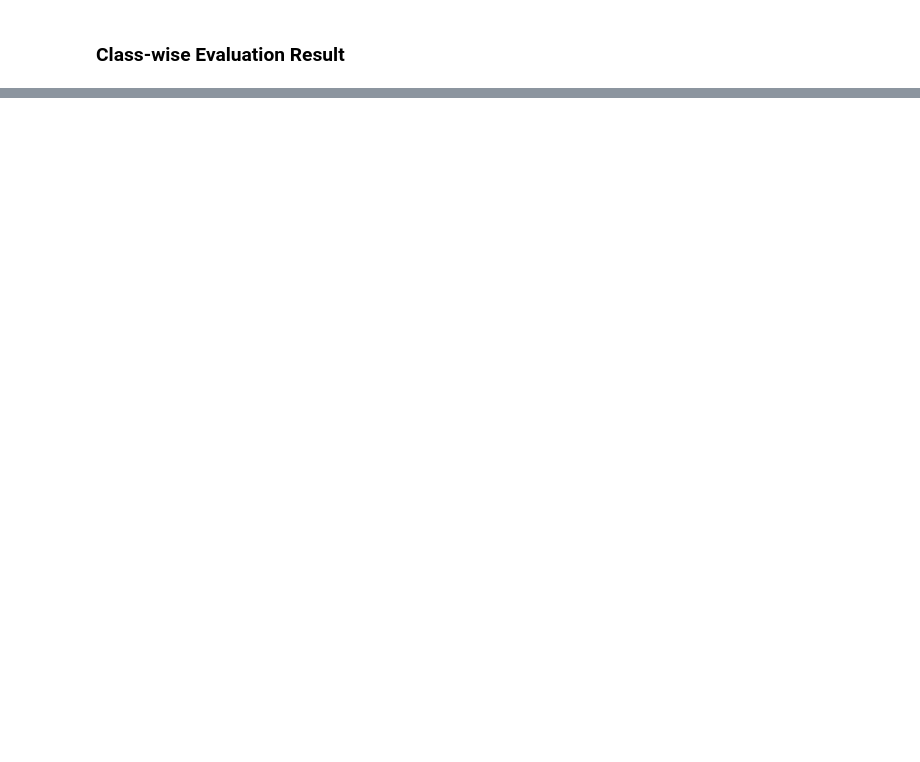
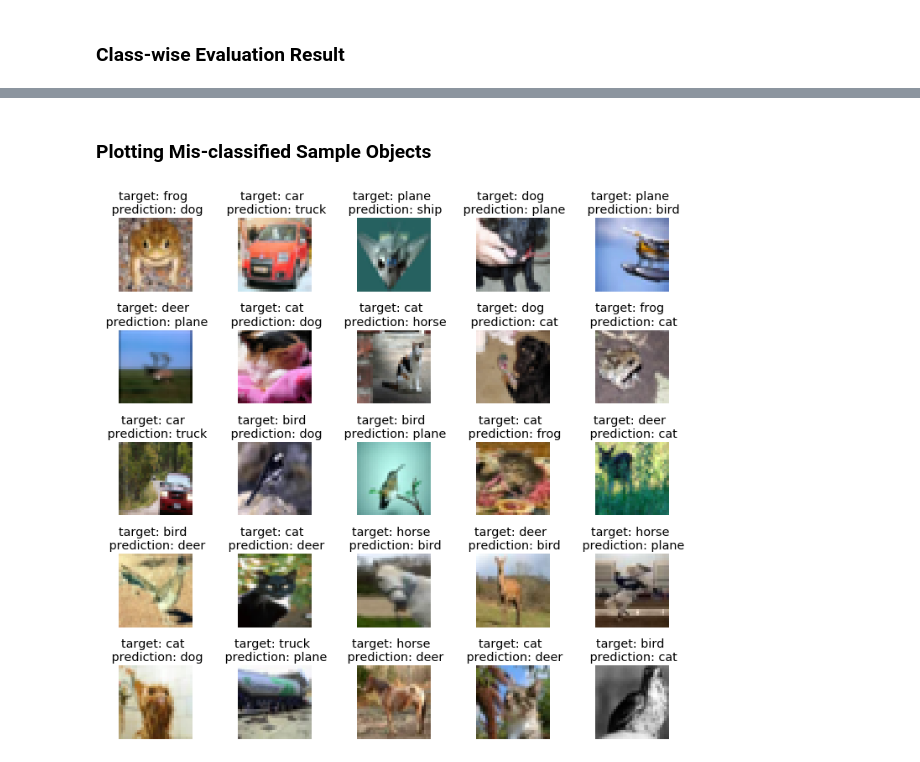
Before and after one commit to upadhyayprakash/eva4, a Jupyter notebook: S8/EVA4_Session_8_CIFAR10_RESNet18.ipynb, the cells around one changed output, grey strips where cells are left out. Drawn from its saved outputs; the diff is of its cells as text; code cells hidden in the pictures; blank space fills up the shorter version.

```diff
--- a/S8/EVA4_Session_8_CIFAR10_RESNet18.ipynb
+++ b/S8/EVA4_Session_8_CIFAR10_RESNet18.ipynb
@@ -179,0 +168,8 @@ Accuracy of truck : 92 %
+# %% [markdown]
+### Plotting Mis-classified Sample Objects
+# %%
+import misclassifieds
+# Plotting mis-classified test
+misclassifieds.plot_mis_classified_objects(model, device, classes, testloader)
+# %% [output]
+[figure, added]
```
Also changed, not shown: parts of 7 cells of this notebook.
